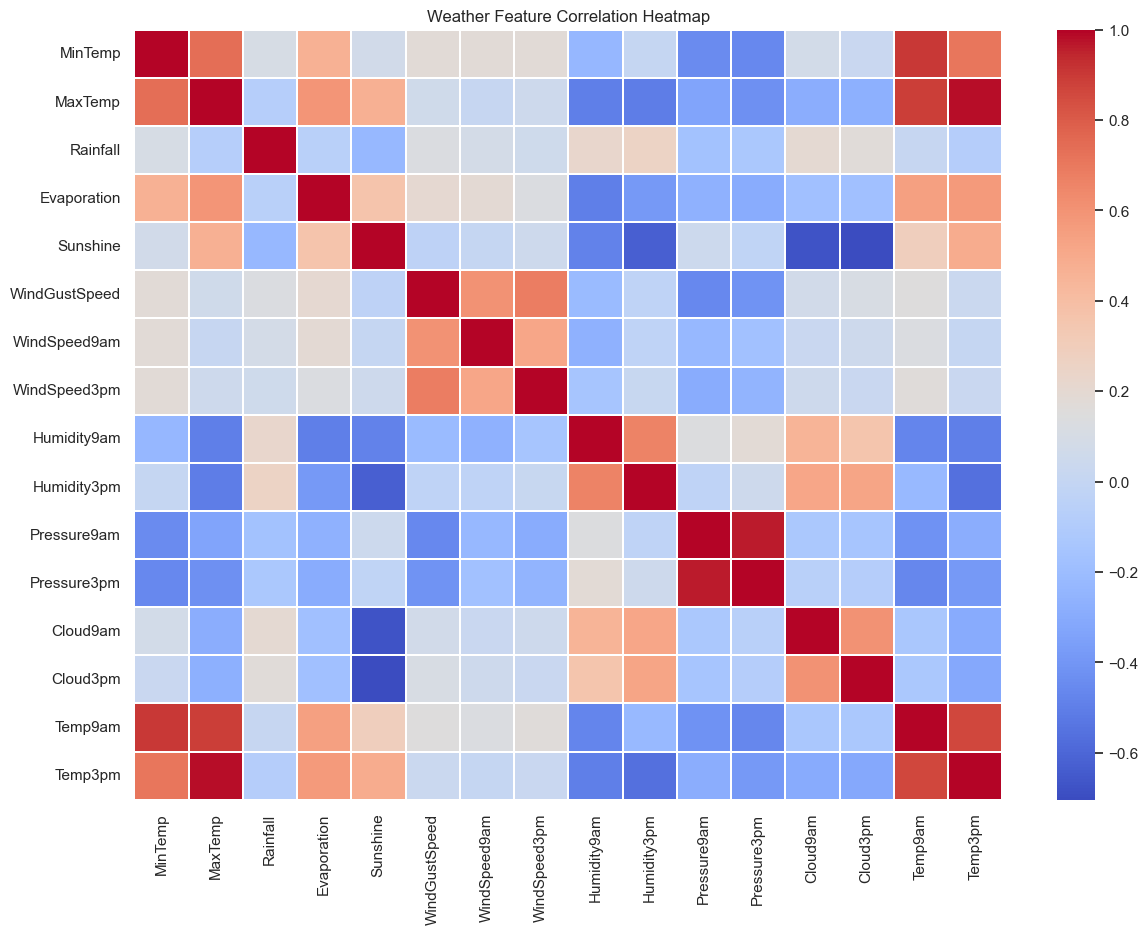
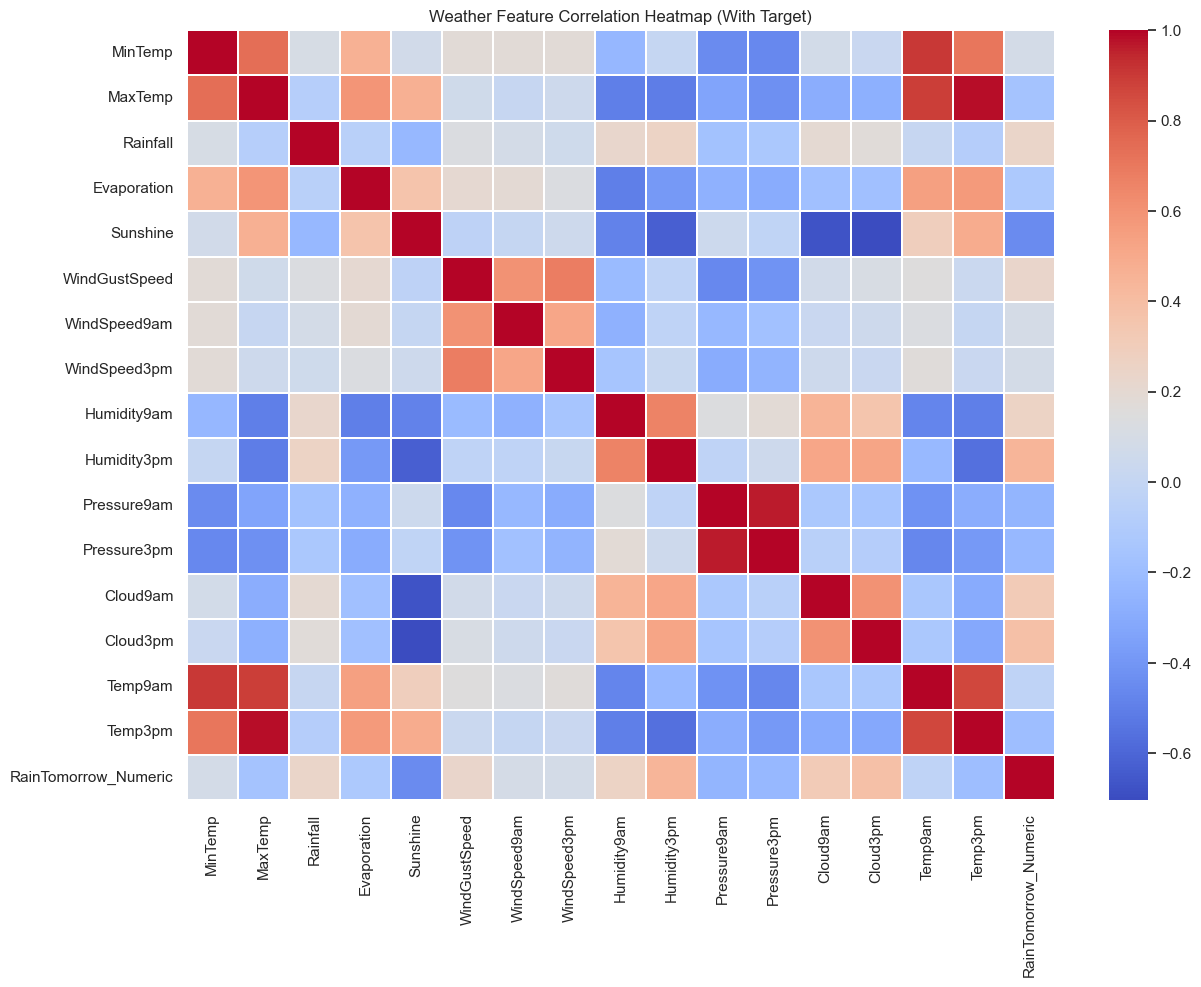
The notebook cell's code change between the first figure and the second:
--- before
+++ after
@@ -1,9 +1,11 @@
-plt.figure(figsize=(14, 10))
+# Geçici olarak Yes'leri 1, No'ları 0 yapıyoruz
+df['RainTomorrow_Numeric'] = df['RainTomorrow'].map({'Yes': 1, 'No': 0})
 
-# Drop non-numeric categorical columns so .corr() doesn't break or throw warnings
+# Şimdi sadece sayıları seçip heatmap çizdiriyoruz
 numeric_df = df.select_dtypes(include=['float64', 'int64'])
 corr = numeric_df.corr()
 
+plt.figure(figsize=(14, 10))
 sns.heatmap(corr, annot=False, cmap="coolwarm", linewidths=0.2)
-plt.title("Weather Feature Correlation Heatmap")
+plt.title("Weather Feature Correlation Heatmap (With Target)")
 plt.show()

Commit: initial commit